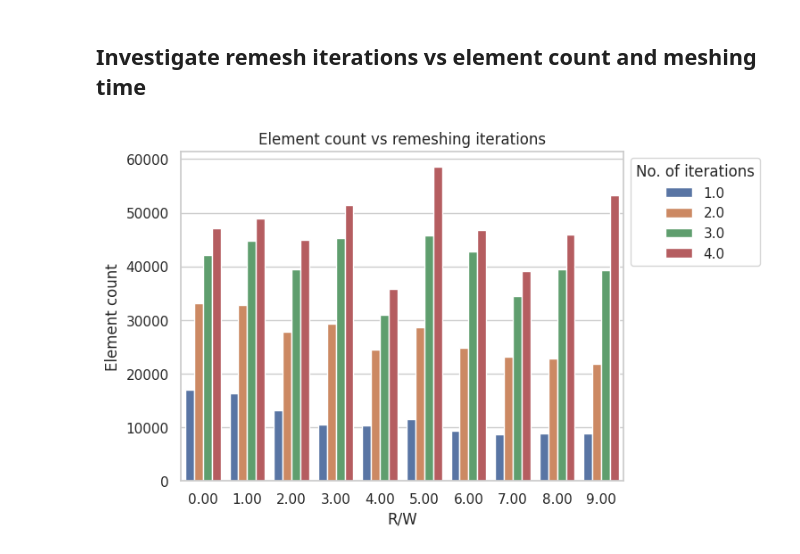
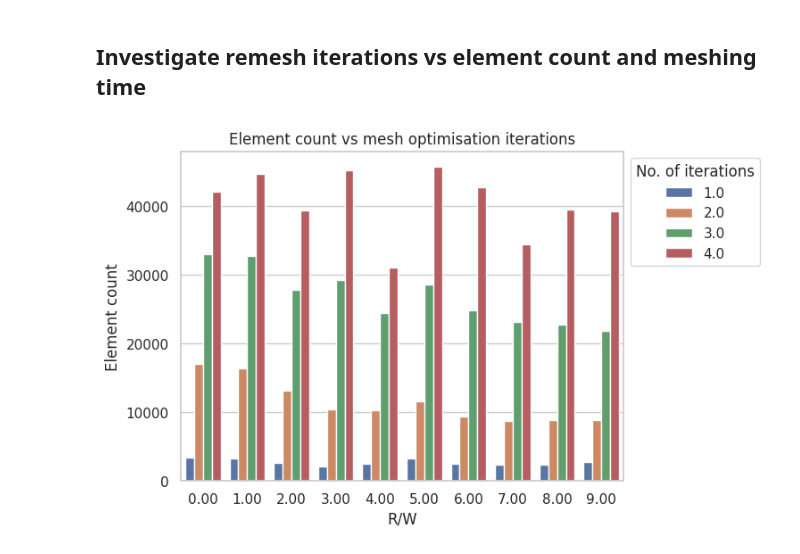
Before and after one commit to 23572027/SkripsieCode, a Jupyter notebook: testfiles/Circle_With_Remeshing/result.ipynb, the cells around one changed output. Drawn from its saved outputs; the diff is of its cells as text; code cells hidden in the pictures.

```diff
--- a/testfiles/Circle_With_Remeshing/result.ipynb
+++ b/testfiles/Circle_With_Remeshing/result.ipynb
@@ -13,28 +13,21 @@ res = pd.read_csv("ringloop.csv")
 
 res["R/W"] = res["R"]/res["W"]
 
+res["remiter"] = res["remiter"] + 1
+for index, row in res.iterrows():
+    if (res.iloc[index,1] == 1) & (index % 2 == 0):
+       res.iloc[index,1] = res.iloc[index,1] - 1
 
-
+print(res)
 res = res.assign(error=None)
 le = []
 for index, row in res.iterrows():
-    err = (row["numerical"] - (res[(res["simiter"] == row["simiter"]) & (res["remiter"] == 4)]["numerical"]))
-    val = float((res[(res["simiter"] == row["simiter"]) & (res["remiter"] == 4)]["numerical"]).to_numpy()[0])
+    err = (row["numerical"] - (res[(res["simiter"] == row["simiter"]) & (res["remiter"] == 5)]["numerical"]))
+    val = float((res[(res["simiter"] == row["simiter"]) & (res["remiter"] == 5)]["numerical"]).to_numpy()[0])
     err = float(err.to_numpy()[0])
     res.iloc[index,-1] = abs(err/val)
 
 
-
-# sns.scatterplot(res[(res["remiter"] >= 0) & ((res["simiter"] != 30) & (res["simiter"] != 24))],
-#                 x = "R/W",
-#                 y = "numerical",
-#                 palette="deep",
-#                 hue="remiter",
-#                 style="remiter",
-#                 )
-# plt.show()
-# sns.relplot(res,x="simiter",y="numerical",kind="line")
-# plt.show()
 
 df = res[(res["remiter"] != 0) & (res["remiter"] != 4)].copy()
 df["totaltime"] = df["meshtime"] + df["tthtime"] + df["nextime"]
@@ -67,35 +78,39 @@ Name: error, dtype: float64
 # %% [markdown]
 ## Investigate remesh iterations vs element count and meshing time
 # %%
-def format_labels(value, _):
-    return f'{value:.2f}'
+
 
 res["bins"] = pd.cut(res["R/W"],10)
 
+
+df0 = res[res["remiter"] == 0].copy().groupby('bins').mean(numeric_only = True)
 df1 = res[res["remiter"] == 1].copy().groupby('bins').mean(numeric_only = True)
 df2 = res[res["remiter"] == 2].copy().groupby('bins').mean(numeric_only = True)
 df3 = res[res["remiter"] == 3].copy().groupby('bins').mean(numeric_only = True)
 df4 = res[res["remiter"] == 4].copy().groupby('bins').mean(numeric_only = True)
 
 grouped = pd.concat([df1,df2,df3,df4])
 
 # grouped = grouped.sort_values(by="R/W")
+bp = sns.barplot(grouped,x="R/W",y="elementcount",palette="deep",hue="remiter")
 
-grouped_sorted = grouped.sort_values(by="elementcount",ascending=False)
-bp = sns.barplot(grouped_sorted,x="R/W",y="elementcount",palette="deep",hue="remiter")
+def format_labels(x, pos):
+    return f'{x:2.2f}'
+
 bp.xaxis.set_major_formatter(FuncFormatter(format_labels))
 
 plt.title("Element count vs mesh optimisation iterations")
 plt.legend(loc='upper left', bbox_to_anchor=(1, 1),title="No. of iterations")
 plt.ylabel("Element count")
 plt.show()
 
 # grouped["totaltime"] = grouped["nextime"] + grouped["tthtime"] + grouped["meshtime"]
 
 # bp = sns.relplot(grouped,x="R/W",y="tthtime",palette="deep",hue="remiter",kind="line")
 # bp.xaxis.set_major_formatter(FuncFormatter(format_labels))
 # plt.legend(loc='upper left', bbox_to_anchor=(1, 1),title="No. of iterations")
 
 # plt.show()
+# grouped
 # %% [output]
-[figure, old version]
+[figure, new version]
```
Also changed, not shown: parts of 4 cells of this notebook, 21 other files.
